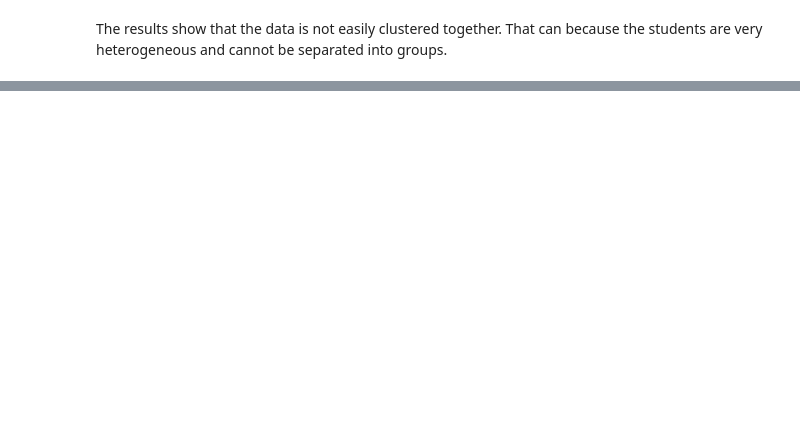
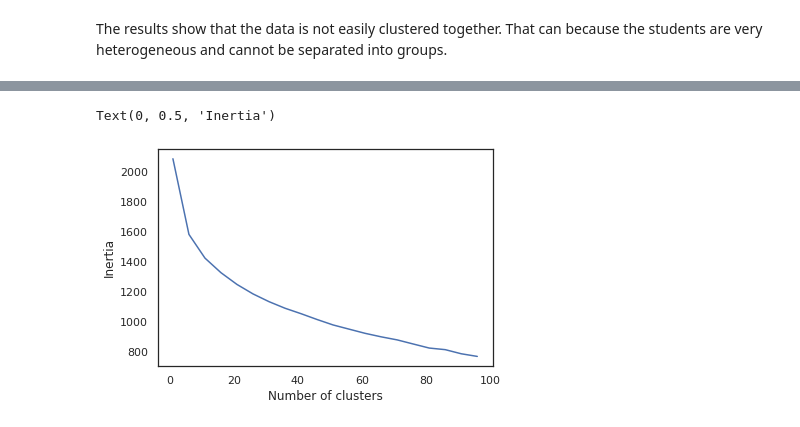
Before and after one commit to luizfysouza/SD201, a Jupyter notebook: Untitled.ipynb, the cells around one changed output, grey strips where cells are left out. Cells and saved outputs as stored; diff of their text form; code cells hidden in the pictures; blank space fills up the shorter version.

```diff
--- a/Untitled.ipynb
+++ b/Untitled.ipynb
@@ -185,0 +188,9 @@ The results show that the data is not easily clustered together. That can becaus
+# %%
+pca = PCA()
+plt.figure(figsize=(10, 8))
+pca.fit(norm_data)
+plt.plot(range(1,len(pca.explained_variance_ratio_)+1), pca.explained_variance_ratio_.cumsum(),
+    marker='o')
+plt.title("Explained Variance by Components")
+plt.xlabel('Number of Components')
+plt.ylabel('Cumulative Explained Variance')
@@ -185,0 +200,20 @@ The results show that the data is not easily clustered together. That can becaus
+# %%
+pca = PCA(n_components=20)
+pca_norm_data = pca.fit_transform(norm_data)
+# %%
+max_clusters = 100
+step = 5
+inertia = []
+
+for n_clusters in range(1,max_clusters+1, step):
+    km = KMeans(n_clusters=n_clusters, init='k-means++')
+    km.fit(pca_norm_data)
+    inertia.append(km.inertia_)
+
+plt.figure(figsize=(10,8))
+plt.plot(np.arange(1, max_clusters+1, step), inertia)
+plt.xlabel('Number of clusters')
+plt.ylabel('Inertia')
+# %% [output]
+Text(0, 0.5, 'Inertia')
+[figure, added]
```
Also changed, not shown: parts of 7 cells of this notebook.
